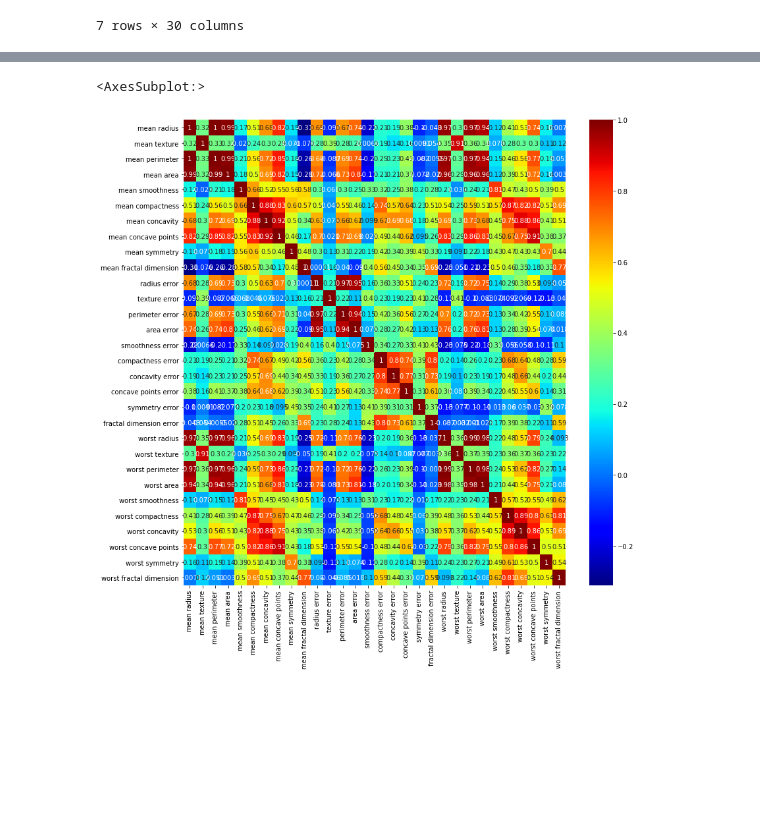
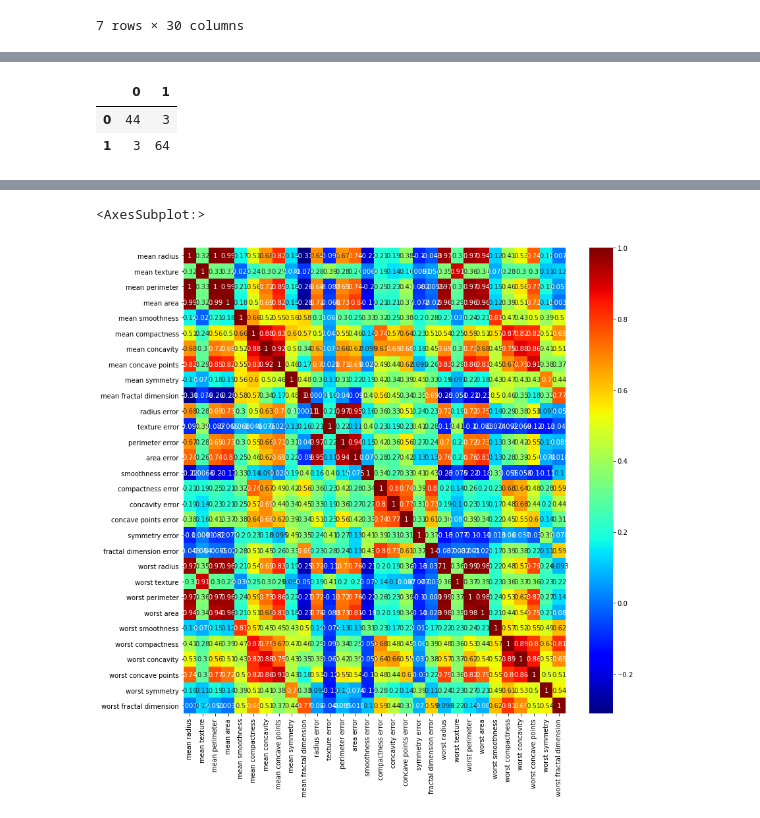
Before and after one commit to pad0910/Python2A, a Jupyter notebook: Dzien09/04-pca.ipynb, the cells around one changed output, grey strips where cells are left out. Drawn from its saved outputs; the diff is of its cells as text; code cells hidden in the pictures; blank space fills up the shorter version.

```diff
--- a/Dzien09/04-pca.ipynb
+++ b/Dzien09/04-pca.ipynb
@@ -73,13 +64,13 @@ from sklearn.tree import DecisionTreeClassifier
 from sklearn.metrics import confusion_matrix
 from sklearn.model_selection import train_test_split
 # %%
-%%timeit -r 10 -n 100
+#%%timeit -r 10 -n 100
 
 # estymator na danych oryginalnych
 
 X_train, X_test, y_train, y_test = train_test_split(df, ds.target, test_size=.2, random_state=0)
 model = DecisionTreeClassifier(max_depth=7, random_state=0)
 model.fit(X_train, y_train)
-#print(model.score(X_test, y_test))
-#pd.DataFrame(confusion_matrix(y_test, model.predict(X_test) ))
+print(model.score(X_test, y_test))
+pd.DataFrame(confusion_matrix(y_test, model.predict(X_test) ))
 # %% [output]
@@ -87 +78,4 @@ model.fit(X_train, y_train)
+|  | 0 | 1 |
+| 0 | 44 | 3 |
+| 1 | 3 | 64 |
 # %%
```
Also changed, not shown: parts of 6 cells of this notebook, 1 other file.
